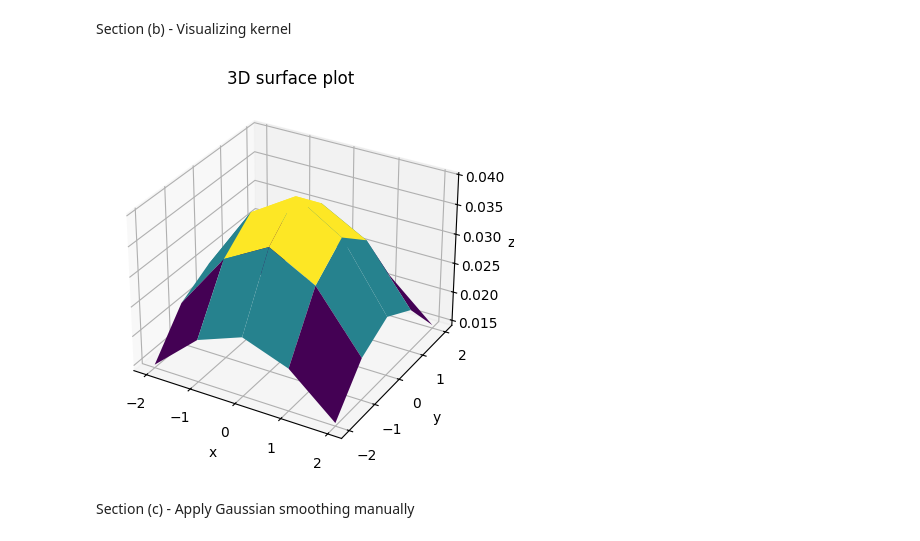
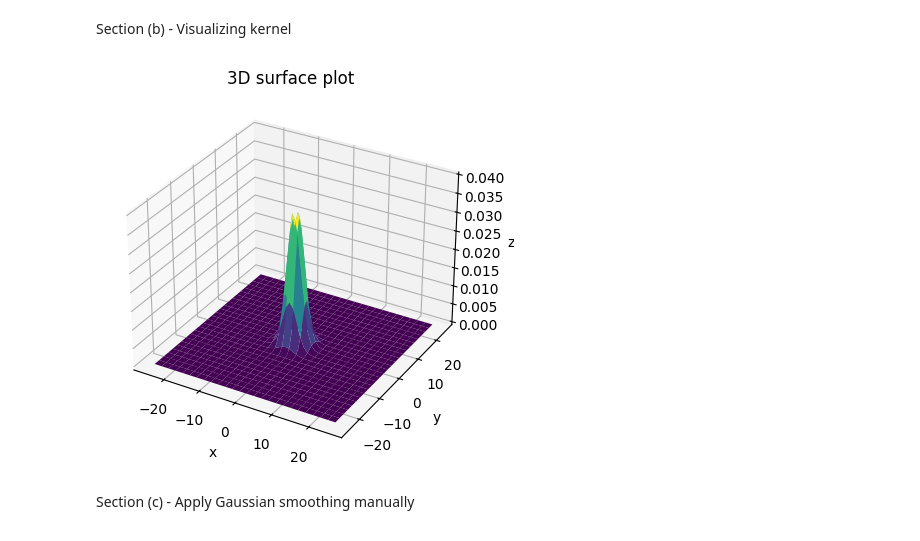
Before and after one commit to yushmantha/computer-vision, a Jupyter notebook: assignment_one/q5.ipynb, the cells around one changed output. Cells and saved outputs as stored; diff of their text form; code cells hidden in the pictures.

```diff
--- a/assignment_one/q5.ipynb
+++ b/assignment_one/q5.ipynb
@@ -23,17 +23,25 @@ Section (b) - Visualizing kernel
 # %%
 import matplotlib.pyplot as plt
 
+x = np.arange(-25,26)
+y = np.arange(-25,26)
+xx, yy = np.meshgrid(x,y)
+
+sigma = 2.0
+
+z2 = (1/(2*np.pi*sigma**2)) * np.exp(-(xx**2 + yy**2) / (2 * sigma**2))
+
 fig = plt.figure()
 ax = fig.add_subplot(projection='3d')
-ax.plot_surface(xx,yy,z,cmap='viridis')
+ax.plot_surface(xx,yy,z2,cmap='viridis')
 ax.set_xlabel('x')
 ax.set_ylabel('y')
 ax.set_zlabel('z')
 ax.set_title('3D surface plot')
 
 plt.show()
 # %% [output]
-[figure, old version]
+[figure, new version]
 # %% [markdown]
 Section (c) - Apply Gaussian smoothing manually
 # %%
```
